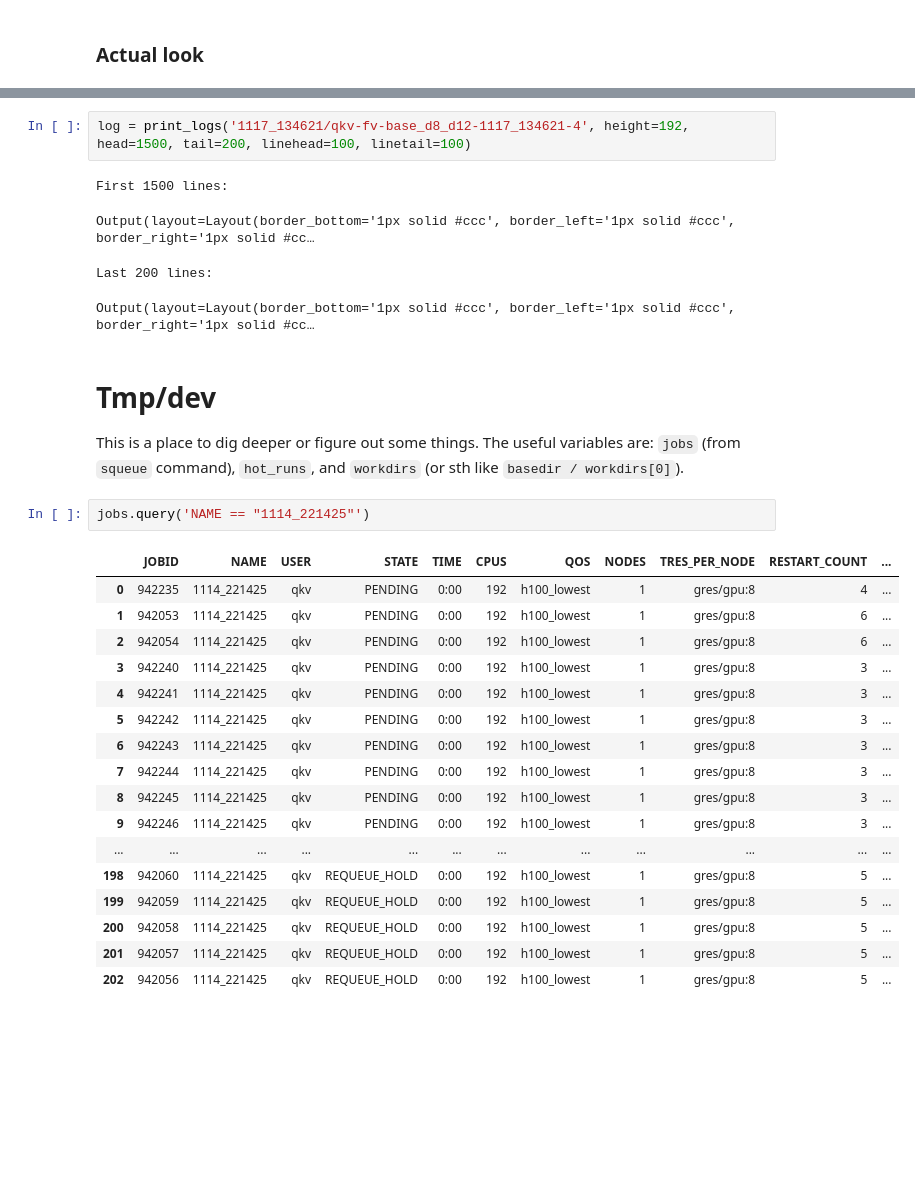
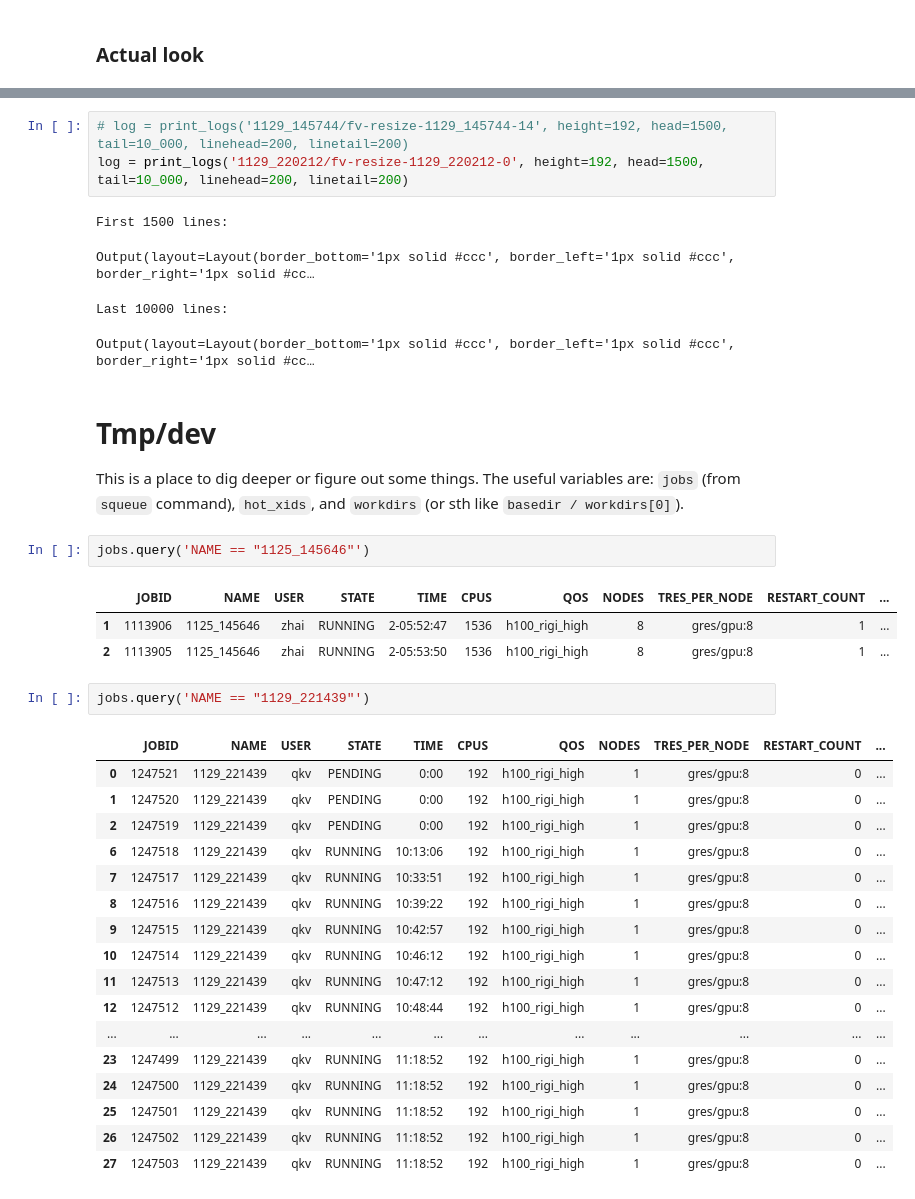
Before and after one commit to IvanKobzarev/pytorch, a Jupyter notebook: smanager.ipynb, the cells around one changed output, grey strips where cells are left out. Cells and saved outputs as stored; diff of their text form; blank space fills up the shorter version.

```diff
--- a/smanager.ipynb
+++ b/smanager.ipynb
@@ -202,33 +246,40 @@ print_config('1117_134621/qkv-fv-base_d8_d12-1117_134621-4', height=384)
 # %% [output]
 Output(layout=Layout(border_bottom='1px solid #ccc', border_left='1px solid #ccc', border_right='1px solid #cc…
 # %%
-log = print_logs('1117_134621/qkv-fv-base_d8_d12-1117_134621-4', height=192, head=1500, tail=200, linehead=100, linetail=100)
+# log = print_logs('1129_145744/fv-resize-1129_145744-14', height=192, head=1500, tail=10_000, linehead=200, linetail=200)
+log = print_logs('1129_220212/fv-resize-1129_220212-0', height=192, head=1500, tail=10_000, linehead=200, linetail=200)
 # %% [output]
 First 1500 lines:
 Output(layout=Layout(border_bottom='1px solid #ccc', border_left='1px solid #ccc', border_right='1px solid #cc…
-Last 200 lines:
+Last 10000 lines:
 Output(layout=Layout(border_bottom='1px solid #ccc', border_left='1px solid #ccc', border_right='1px solid #cc…
 # %% [markdown]
 # Tmp/dev
 
-This is a place to dig deeper or figure out some things. The useful variables are: `jobs` (from `squeue` command), `hot_runs`, and `workdirs` (or sth like `basedir / workdirs[0]`).
+This is a place to dig deeper or figure out some things. The useful variables are: `jobs` (from `squeue` command), `hot_xids`, and `workdirs` (or sth like `basedir / workdirs[0]`).
 # %%
-jobs.query('NAME == "1114_221425"')
+jobs.query('NAME == "1125_145646"')
 # %% [output]
 |  | JOBID | NAME | USER | STATE | TIME | CPUS | QOS | NODES | TRES_PER_NODE | RESTART_COUNT | ... |
-| 0 | 942235 | 1114_221425 | qkv | PENDING | 0:00 | 192 | h100_lowest | 1 | gres/gpu:8 | 4 | ... |
-| 1 | 942053 | 1114_221425 | qkv | PENDING | 0:00 | 192 | h100_lowest | 1 | gres/gpu:8 | 6 | ... |
-| 2 | 942054 | 1114_221425 | qkv | PENDING | 0:00 | 192 | h100_lowest | 1 | gres/gpu:8 | 6 | ... |
-| 3 | 942240 | 1114_221425 | qkv | PENDING | 0:00 | 192 | h100_lowest | 1 | gres/gpu:8 | 3 | ... |
-| 4 | 942241 | 1114_221425 | qkv | PENDING | 0:00 | 192 | h100_lowest | 1 | gres/gpu:8 | 3 | ... |
-| 5 | 942242 | 1114_221425 | qkv | PENDING | 0:00 | 192 | h100_lowest | 1 | gres/gpu:8 | 3 | ... |
-| 6 | 942243 | 1114_221425 | qkv | PENDING | 0:00 | 192 | h100_lowest | 1 | gres/gpu:8 | 3 | ... |
-| 7 | 942244 | 1114_221425 | qkv | PENDING | 0:00 | 192 | h100_lowest | 1 | gres/gpu:8 | 3 | ... |
-| 8 | 942245 | 1114_221425 | qkv | PENDING | 0:00 | 192 | h100_lowest | 1 | gres/gpu:8 | 3 | ... |
-| 9 | 942246 | 1114_221425 | qkv | PENDING | 0:00 | 192 | h100_lowest | 1 | gres/gpu:8 | 3 | ... |
-| ... | ... | ... | ... | ... | ... | ... | ... | ... | ... | ... | ... |
-| 198 | 942060 | 1114_221425 | qkv | REQUEUE_HOLD | 0:00 | 192 | h100_lowest | 1 | gres/gpu:8 | 5 | ... |
-| 199 | 942059 | 1114_221425 | qkv | REQUEUE_HOLD | 0:00 | 192 | h100_lowest | 1 | gres/gpu:8 | 5 | ... |
-| 200 | 942058 | 1114_221425 | qkv | REQUEUE_HOLD | 0:00 | 192 | h100_lowest | 1 | gres/gpu:8 | 5 | ... |
-| 201 | 942057 | 1114_221425 | qkv | REQUEUE_HOLD | 0:00 | 192 | h100_lowest | 1 | gres/gpu:8 | 5 | ... |
-| 202 | 942056 | 1114_221425 | qkv | REQUEUE_HOLD | 0:00 | 192 | h100_lowest | 1 | gres/gpu:8 | 5 | ... |
+| 1 | 1113906 | 1125_145646 | zhai | RUNNING | 2-05:52:47 | 1536 | h100_rigi_high | 8 | gres/gpu:8 | 1 | ... |
+| 2 | 1113905 | 1125_145646 | zhai | RUNNING | 2-05:53:50 | 1536 | h100_rigi_high | 8 | gres/gpu:8 | 1 | ... |
+# %%
+jobs.query('NAME == "1129_221439"')
+# %% [output]
+|  | JOBID | NAME | USER | STATE | TIME | CPUS | QOS | NODES | TRES_PER_NODE | RESTART_COUNT | ... |
+| 0 | 1247521 | 1129_221439 | qkv | PENDING | 0:00 | 192 | h100_rigi_high | 1 | gres/gpu:8 | 0 | ... |
+| 1 | 1247520 | 1129_221439 | qkv | PENDING | 0:00 | 192 | h100_rigi_high | 1 | gres/gpu:8 | 0 | ... |
+| 2 | 1247519 | 1129_221439 | qkv | PENDING | 0:00 | 192 | h100_rigi_high | 1 | gres/gpu:8 | 0 | ... |
+| 6 | 1247518 | 1129_221439 | qkv | RUNNING | 10:13:06 | 192 | h100_rigi_high | 1 | gres/gpu:8 | 0 | ... |
+| 7 | 1247517 | 1129_221439 | qkv | RUNNING | 10:33:51 | 192 | h100_rigi_high | 1 | gres/gpu:8 | 0 | ... |
+| 8 | 1247516 | 1129_221439 | qkv | RUNNING | 10:39:22 | 192 | h100_rigi_high | 1 | gres/gpu:8 | 0 | ... |
+| 9 | 1247515 | 1129_221439 | qkv | RUNNING | 10:42:57 | 192 | h100_rigi_high | 1 | gres/gpu:8 | 0 | ... |
+| 10 | 1247514 | 1129_221439 | qkv | RUNNING | 10:46:12 | 192 | h100_rigi_high | 1 | gres/gpu:8 | 0 | ... |
+| 11 | 1247513 | 1129_221439 | qkv | RUNNING | 10:47:12 | 192 | h100_rigi_high | 1 | gres/gpu:8 | 0 | ... |
+| 12 | 1247512 | 1129_221439 | qkv | RUNNING | 10:48:44 | 192 | h100_rigi_high | 1 | gres/gpu:8 | 0 | ... |
+| ... | ... | ... | ... | ... | ... | ... | ... | ... | ... | ... | ... |
+| 23 | 1247499 | 1129_221439 | qkv | RUNNING | 11:18:52 | 192 | h100_rigi_high | 1 | gres/gpu:8 | 0 | ... |
+| 24 | 1247500 | 1129_221439 | qkv | RUNNING | 11:18:52 | 192 | h100_rigi_high | 1 | gres/gpu:8 | 0 | ... |
+| 25 | 1247501 | 1129_221439 | qkv | RUNNING | 11:18:52 | 192 | h100_rigi_high | 1 | gres/gpu:8 | 0 | ... |
+| 26 | 1247502 | 1129_221439 | qkv | RUNNING | 11:18:52 | 192 | h100_rigi_high | 1 | gres/gpu:8 | 0 | ... |
+| 27 | 1247503 | 1129_221439 | qkv | RUNNING | 11:18:52 | 192 | h100_rigi_high | 1 | gres/gpu:8 | 0 | ... |
```
Also changed, not shown: parts of 5 cells of this notebook.
